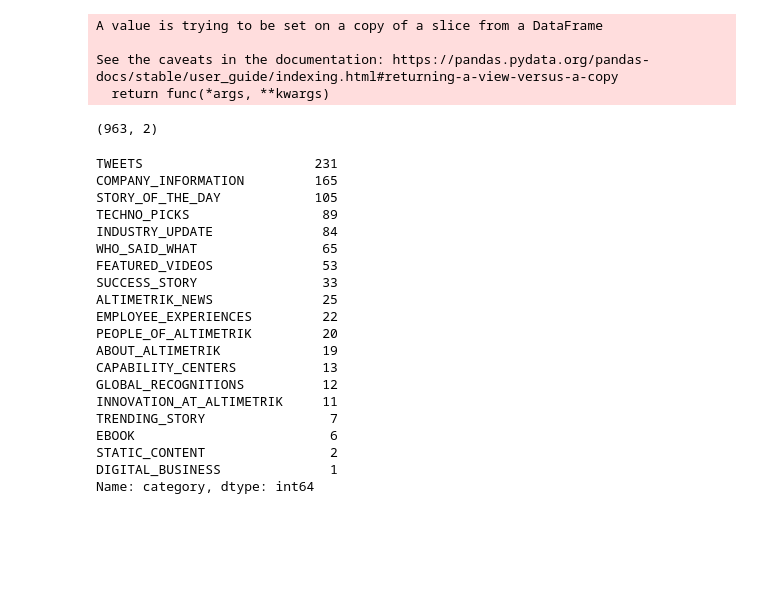
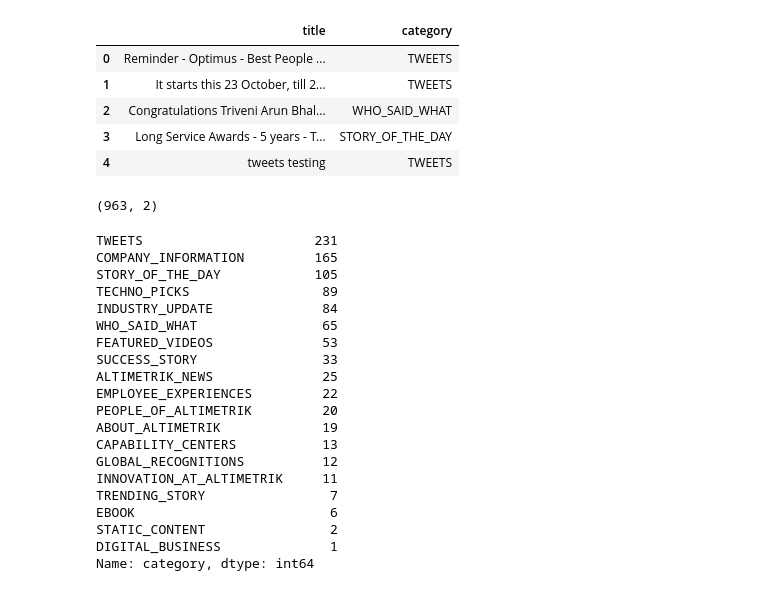
Before and after one commit to RojaCM/DEEP-LEARNING-, a Jupyter notebook: Distilbert-TEXTCLASSfication.ipynb, the cells around one changed output. Saved outputs shown, nothing was run; the diff lists cells and outputs as text; code cells hidden in the pictures; blank space fills up the shorter version.

```diff
--- a/Distilbert-TEXTCLASSfication.ipynb
+++ b/Distilbert-TEXTCLASSfication.ipynb
@@ -71,14 +56,20 @@ data=pd.read_csv('sample_dex_train.csv')
 # %%
 df1=data.copy()
 # %%
-df2=df1[['title','category']]
+df2=df1.copy()
 # %%
 df2.dropna(inplace=True)
-# %% [output]
-A value is trying to be set on a copy of a slice from a DataFrame
-
-See the caveats in the documentation: https://pandas.pydata.org/pandas-docs/stable/user_guide/indexing.html#returning-a-view-versus-a-copy
-  return func(*args, **kwargs)
+# %%
+df2.drop('Unnamed: 0',axis=1,inplace=True)
+# %%
+df2.head()
+# %% [output]
+|  | title | category |
+| 0 | Reminder - Optimus - Best People ... | TWEETS |
+| 1 | It starts this 23 October, till 2... | TWEETS |
+| 2 | Congratulations Triveni Arun Bhal... | WHO_SAID_WHAT |
+| 3 | Long Service Awards - 5 years - T... | STORY_OF_THE_DAY |
+| 4 | tweets testing | TWEETS |
 # %%
 df2.shape
 # %% [output]
```
Also changed, not shown: parts of 22 cells of this notebook.
